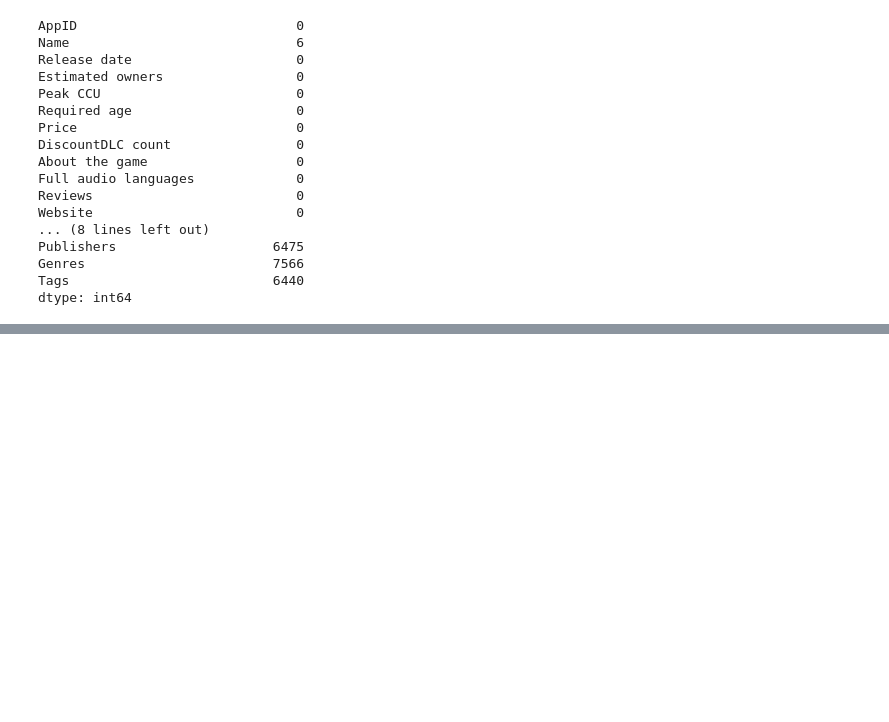
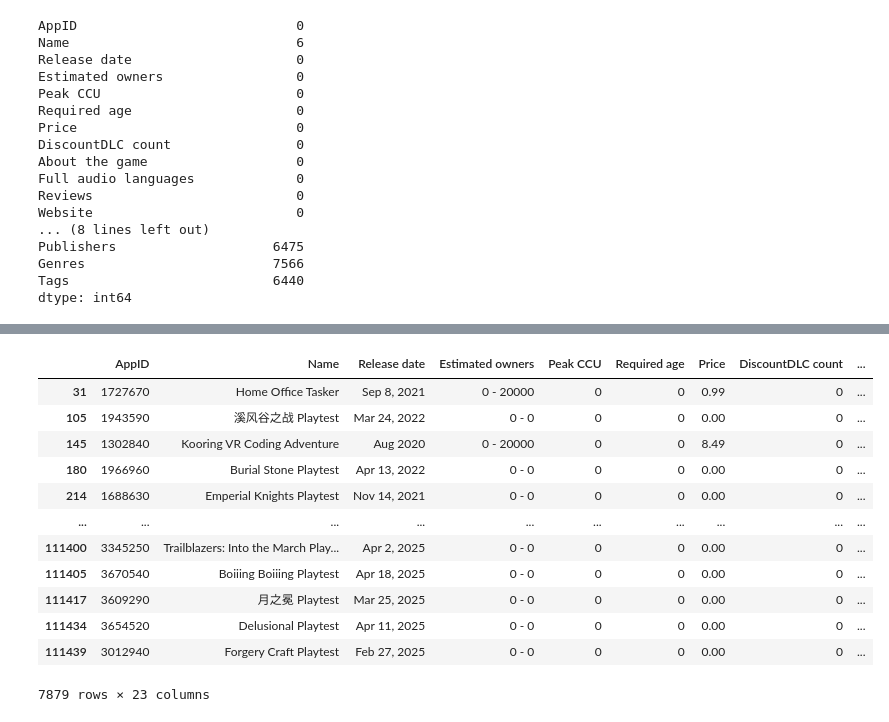
Before and after one commit to Hinamih/BDASos25-, a Jupyter notebook: BDA Analyseprojekt.ipynb, the cells around one changed output, grey strips where cells are left out. Drawn from its saved outputs; the diff is of its cells as text; code cells hidden in the pictures; blank space fills up the shorter version.

```diff
--- a/BDA Analyseprojekt.ipynb
+++ b/BDA Analyseprojekt.ipynb
@@ -162,0 +169,7 @@ dtype: int64
+# %%
+
+
+pd.set_option('display.max_colwidth', None)  # Ganze Spalteninhalte anzeigen lassen
+
+
+print(df)
@@ -162,0 +194,16 @@ dtype: int64
+# %%
+df[df.isnull().any(axis=1)]
+# %% [output]
+|  | AppID | Name | Release date | Estimated owners | Peak CCU | Required age | Price | DiscountDLC count | ... |
+| 31 | 1727670 | Home Office Tasker | Sep 8, 2021 | 0 - 20000 | 0 | 0 | 0.99 | 0 | ... |
+| 105 | 1943590 | 溪风谷之战 Playtest | Mar 24, 2022 | 0 - 0 | 0 | 0 | 0.00 | 0 | ... |
+| 145 | 1302840 | Kooring VR Coding Adventure | Aug 2020 | 0 - 20000 | 0 | 0 | 8.49 | 0 | ... |
+| 180 | 1966960 | Burial Stone Playtest | Apr 13, 2022 | 0 - 0 | 0 | 0 | 0.00 | 0 | ... |
+| 214 | 1688630 | Emperial Knights Playtest | Nov 14, 2021 | 0 - 0 | 0 | 0 | 0.00 | 0 | ... |
+| ... | ... | ... | ... | ... | ... | ... | ... | ... | ... |
+| 111400 | 3345250 | Trailblazers: Into the March Play... | Apr 2, 2025 | 0 - 0 | 0 | 0 | 0.00 | 0 | ... |
+| 111405 | 3670540 | Boiiing Boiiing Playtest | Apr 18, 2025 | 0 - 0 | 0 | 0 | 0.00 | 0 | ... |
+| 111417 | 3609290 | 月之冕 Playtest | Mar 25, 2025 | 0 - 0 | 0 | 0 | 0.00 | 0 | ... |
+| 111434 | 3654520 | Delusional Playtest | Apr 11, 2025 | 0 - 0 | 0 | 0 | 0.00 | 0 | ... |
+| 111439 | 3012940 | Forgery Craft Playtest | Feb 27, 2025 | 0 - 0 | 0 | 0 | 0.00 | 0 | ... |
+7879 rows × 23 columns
```
Also changed, not shown: parts of 5 cells of this notebook.
